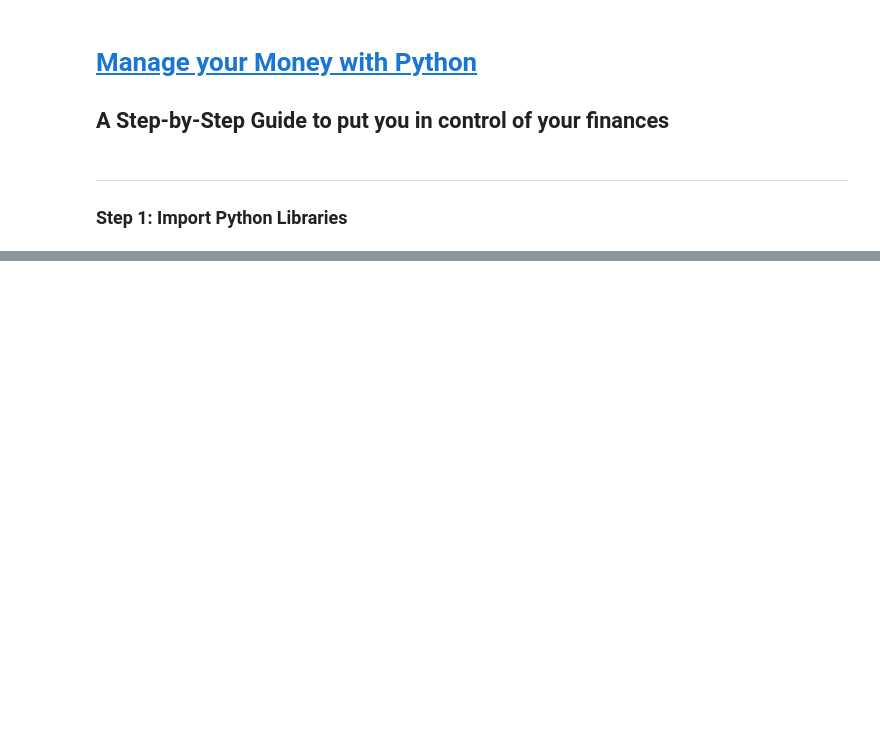
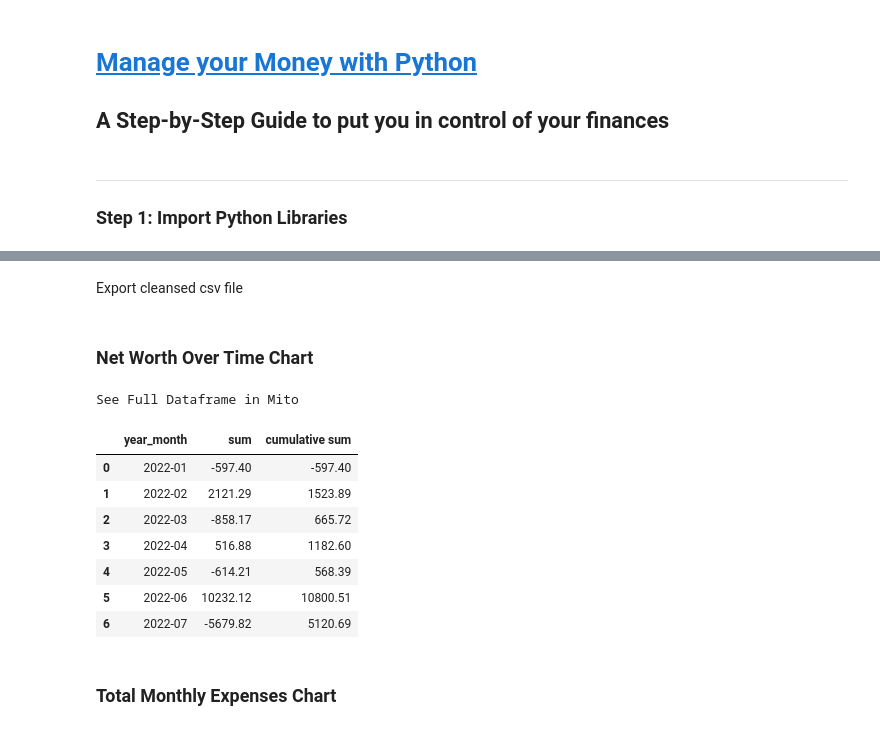
Before and after one commit to Jared-Godar/mini-projects, a Jupyter notebook: python-finances.ipynb, the cells around one changed output, grey strips where cells are left out. Saved outputs shown, nothing was run; the diff lists cells and outputs as text; code cells hidden in the pictures; blank space fills up the shorter version.

```diff
--- a/python-finances.ipynb
+++ b/python-finances.ipynb
@@ -41,0 +80,14 @@ Then we need to get all our transactions data. This can be done by downloading y
+# %%
+df['category'] = np.where(df['description'].str.contains('Amazon|AMAZON|Amz'),'Materialistic Desire', df['category'])
+
+df['category'] = np.where(df['description'].str.contains('Gym|GYM|Thenx|Footy|Sporting'),'Sport', df['category'] )
+
+df['category'] = np.where(df['description'].str.contains('George MacLean'),'Rent&Bills', df['category'] )
+
+df['category'] = np.where(df['description'].str.contains('UBER|Uber|uber|ZIPCAR|Zipcar|bird|Lim|TFL TRAVEL|Tfl Travel Charge|Ewa'), 'Transport', df['category'] )
+
+df['category'] = np.where(df['description'].str.contains('Wooden|Hackney Cycles'),'Materialistic Desire', df['category'] )
+
+df['category'] = np.where(df['description'].str.contains('itunes|apple|ODEON|Odeon'),'Entertainment', df['category'] )
+
+df['category'] = np.where(df['description'].str.contains('Airbnb|Ryanair|Trainline|trainline|Booking|Flixbus'),'Travel', df['category'] )
@@ -41,0 +96,5 @@ Then we need to get all our transactions data. This can be done by downloading y
+# %%
+df['starts'] = list(
+    map(lambda x: x.startswith('To '), df['description']))
+df.loc[df.starts == True, 'category'] = "Transfer"
+df.drop('starts', axis=1, inplace=True)
@@ -41,0 +105,10 @@ Then we need to get all our transactions data. This can be done by downloading y
+# %%
+df.category.replace(["Bills", "Expenses", "General", "Housing", "Leisure"], "Other",inplace=True)
+df.category.replace(["Coffee", "Eating out", "Takeaway", "Lunch"], "Food",inplace=True)
+df.category.replace("Education", "Personal Improvement",inplace=True)
+df.category.replace("Drinks", "Entertainment",inplace=True)
+df.category.replace("Petrol", "Transport",inplace=True)
+df.category.replace("Shopping", "Materialistic Desire",inplace=True)
+df.category.replace("Transfers", "Transfer",inplace=True)
+df.category.replace("Cash", "Cash Withdrawal",inplace=True)
+df.category.replace("Personal Improvement", "Self Improvement",inplace=True)
@@ -41,0 +127,5 @@ Then we need to get all our transactions data. This can be done by downloading y
+# %%
+df['date'] = pd.to_datetime(df['date'])
+df['year_month'] = df['date'].dt.strftime('%Y-%m')
+# %% [markdown]
+Export cleansed csv file
@@ -41,0 +137,16 @@ Then we need to get all our transactions data. This can be done by downloading y
+# %% [markdown]
+### Net Worth Over Time Chart
+# %%
+Net_Worth_Table = df.groupby('year_month')['amount'].sum().reset_index(name ='sum')
+Net_Worth_Table['cumulative sum'] = Net_Worth_Table['sum'].cumsum()
+Net_Worth_Table
+# %% [output]
+See Full Dataframe in Mito
+|  | year_month | sum | cumulative sum |
+| 0 | 2022-01 | -597.40 | -597.40 |
+| 1 | 2022-02 | 2121.29 | 1523.89 |
+| 2 | 2022-03 | -858.17 | 665.72 |
+| 3 | 2022-04 | 516.88 | 1182.60 |
+| 4 | 2022-05 | -614.21 | 568.39 |
+| 5 | 2022-06 | 10232.12 | 10800.51 |
+| 6 | 2022-07 | -5679.82 | 5120.69 |
@@ -41,0 +168,2 @@ Then we need to get all our transactions data. This can be done by downloading y
+# %% [markdown]
+### Total Monthly Expenses Chart
```
Also changed, not shown: parts of 28 cells of this notebook, 1 other file.
